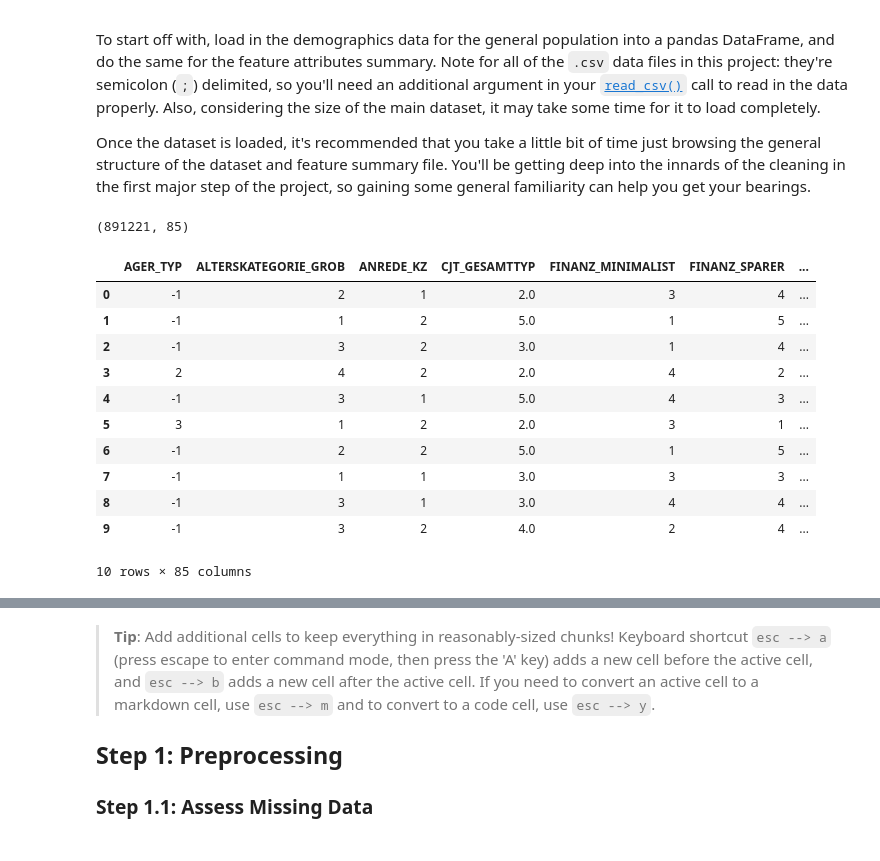
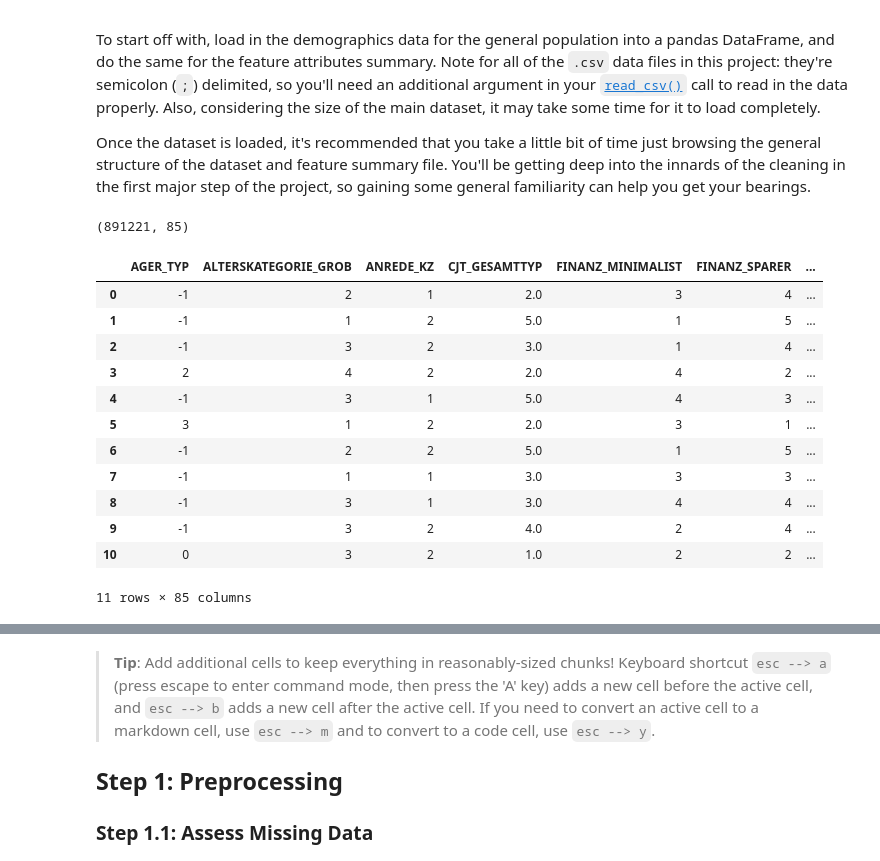
Before and after one commit to cemtekesin/Identify_Customer_Segments, a Jupyter notebook: Identify_Customer_Segments.ipynb, the cells around one changed output, grey strips where cells are left out. Drawn from its saved outputs; the diff is of its cells as text; code cells hidden in the pictures.

```diff
--- a/Identify_Customer_Segments.ipynb
+++ b/Identify_Customer_Segments.ipynb
@@ -49,22 +49,23 @@ feat_info = pd.read_csv('AZDIAS_Feature_Summary.csv', header='infer', delimiter=
 # %%
 # Check the structure of the data after it's loaded (e.g. print the number of
 # rows and columns, print the first few rows).
 print(azdias.shape)
-azdias.head(n=10)
+azdias.head(n=11)
 # %% [output]
 (891221, 85)
 |  | AGER_TYP | ALTERSKATEGORIE_GROB | ANREDE_KZ | CJT_GESAMTTYP | FINANZ_MINIMALIST | FINANZ_SPARER | ... |
 | 0 | -1 | 2 | 1 | 2.0 | 3 | 4 | ... |
 | 1 | -1 | 1 | 2 | 5.0 | 1 | 5 | ... |
 | 2 | -1 | 3 | 2 | 3.0 | 1 | 4 | ... |
 | 3 | 2 | 4 | 2 | 2.0 | 4 | 2 | ... |
 | 4 | -1 | 3 | 1 | 5.0 | 4 | 3 | ... |
 | 5 | 3 | 1 | 2 | 2.0 | 3 | 1 | ... |
 | 6 | -1 | 2 | 2 | 5.0 | 1 | 5 | ... |
 | 7 | -1 | 1 | 1 | 3.0 | 3 | 3 | ... |
 | 8 | -1 | 3 | 1 | 3.0 | 4 | 4 | ... |
 | 9 | -1 | 3 | 2 | 4.0 | 2 | 4 | ... |
+| 10 | 0 | 3 | 2 | 1.0 | 2 | 2 | ... |
-10 rows × 85 columns
+11 rows × 85 columns
 # %%
 azdias.describe(include='all')
 # %% [output]
```
Also changed, not shown: parts of 15 cells of this notebook.
